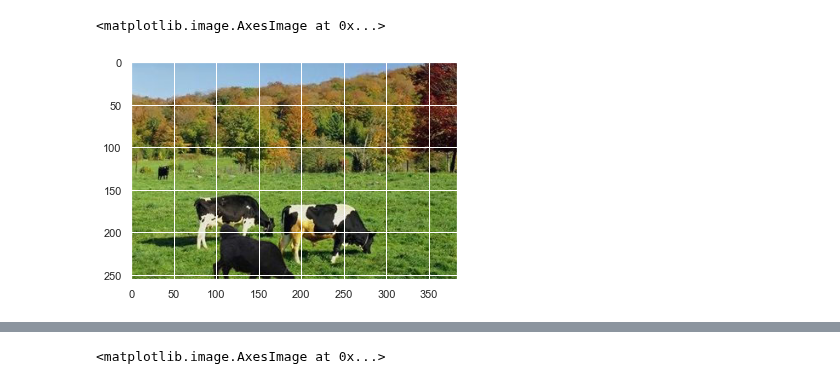
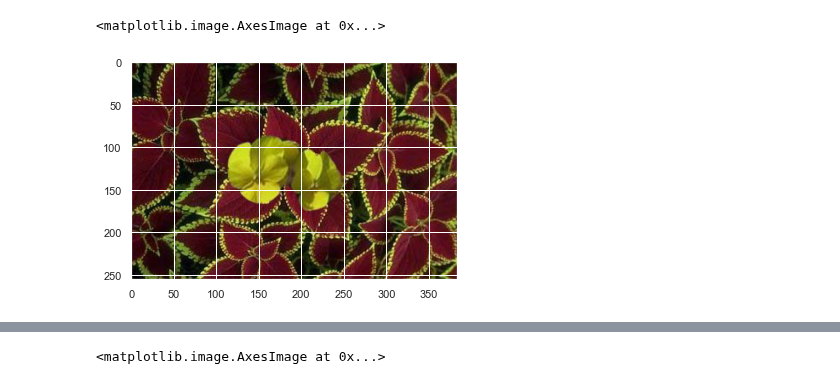
Before and after one commit to geoffroyO/sVae, a Jupyter notebook: src/img_test/test_results.ipynb, the cells around one changed output, grey strips where cells are left out. Saved outputs shown, nothing was run; the diff lists cells and outputs as text; code cells hidden in the pictures.

```diff
--- a/src/img_test/test_results.ipynb
+++ b/src/img_test/test_results.ipynb
@@ -7,9 +7,9 @@ import matplotlib.pyplot as plt
 from pylab import savefig
 %matplotlib inline
 # %%
-img = plt.imread("./3.jpg")
+img = plt.imread("./1.jpg")
 img = img.astype('float32') / 255.
 plt.imshow(img)
 # %% [output]
 <matplotlib.image.AxesImage at 0x...>
-[figure, old version]
+[figure, new version]
```
Also changed, not shown: parts of 3 cells of this notebook, 2 other files.
